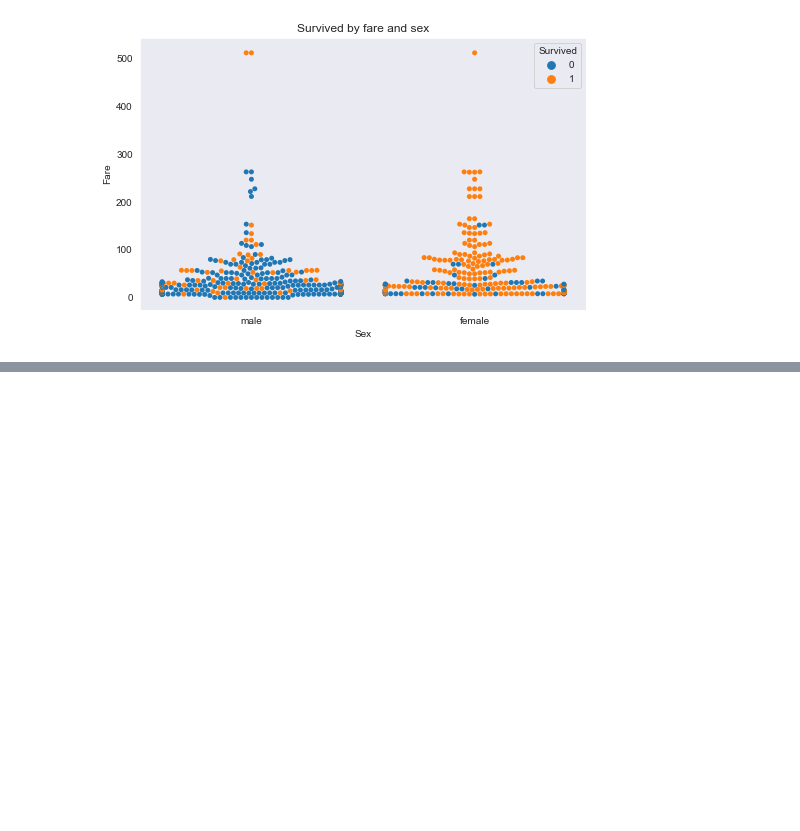
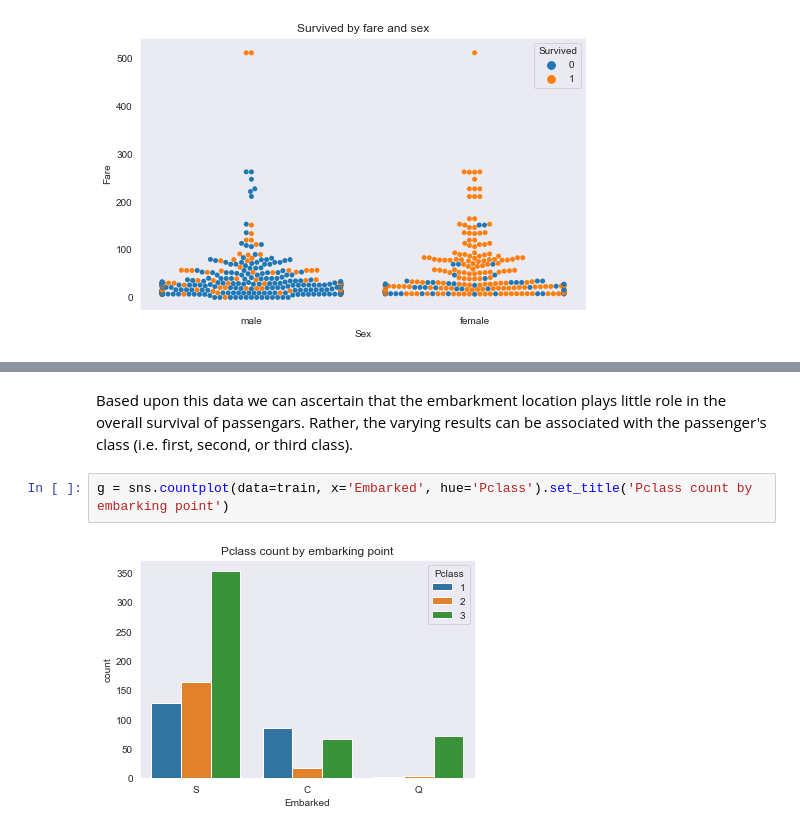
Before and after one commit to jtbryan/KaggleChallenges, a Jupyter notebook: Titanic/Titanic.ipynb, the cells around one changed output, grey strips where cells are left out. Saved outputs shown, nothing was run; the diff lists cells and outputs as text; blank space fills up the shorter version.

```diff
--- a/Titanic/Titanic.ipynb
+++ b/Titanic/Titanic.ipynb
@@ -237,0 +260,6 @@ It can be seen from these charts that the more a passenger paid for their fair (
+# %% [markdown]
+Based upon this data we can ascertain that the embarkment location plays little role in the overall survival of passengars. Rather, the varying results can be associated with the passenger's class (i.e. first, second, or third class).
+# %%
+g = sns.countplot(data=train, x='Embarked', hue='Pclass').set_title('Pclass count by embarking point')
+# %% [output]
+[figure, added]
```
Also changed, not shown: parts of 41 cells of this notebook, 1 other file.
